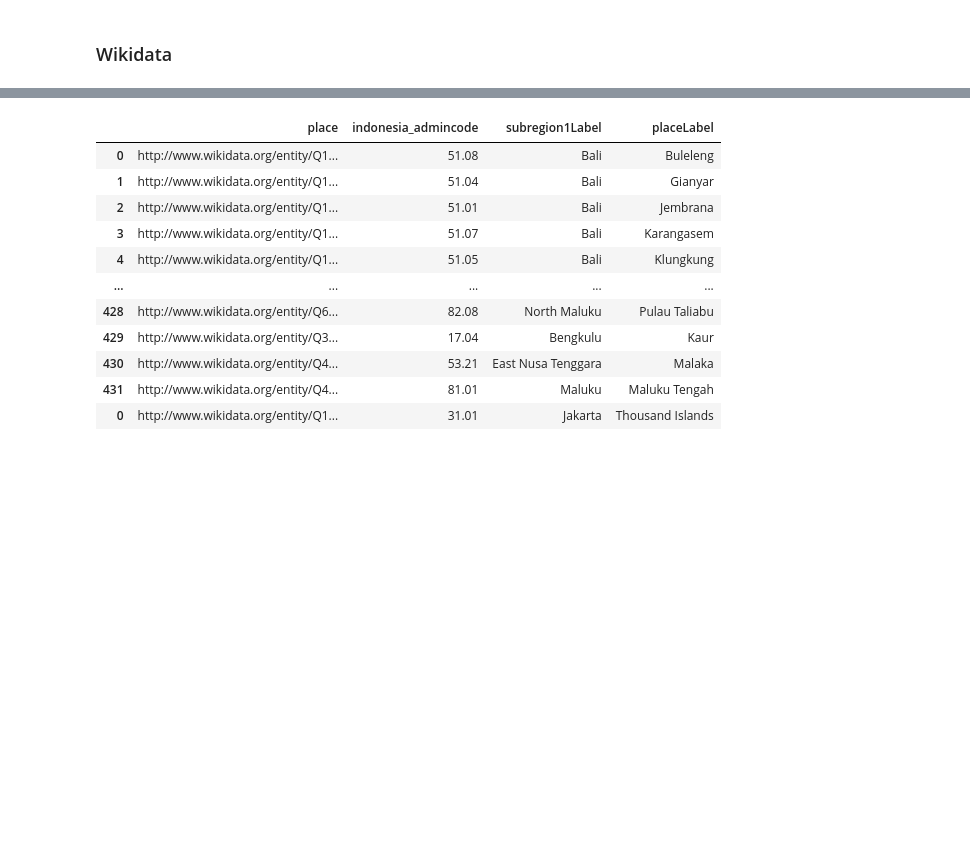
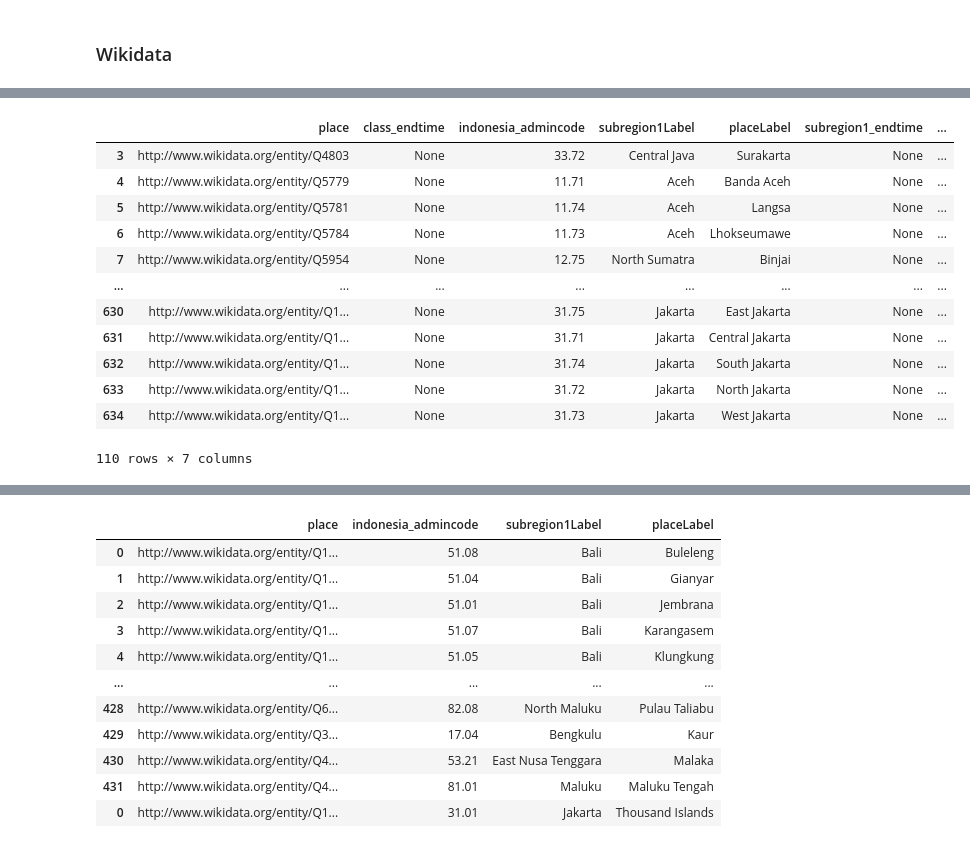
Before and after one commit to dhan16/colabs, a Jupyter notebook: covid19opendata/WikiData.ipynb, the cells around one changed output, grey strips where cells are left out. Saved outputs shown, nothing was run; the diff lists cells and outputs as text; code cells hidden in the pictures; blank space fills up the shorter version.

```diff
--- a/covid19opendata/WikiData.ipynb
+++ b/covid19opendata/WikiData.ipynb
@@ -46,0 +85,36 @@ Successfully installed gspread-3.7.0
+# %%
+set(wiki_df['classLabel'])
+
+def city_or_regency(classLabel: str) -> str:
+  classLabel = classLabel.lower()
+  if 'regency' in classLabel:
+    return 'regency'
+  elif 'city' in classLabel:
+    return 'city'
+  else:
+    return 'Other'
+wiki_df['city_or_regency'] = wiki_df.apply(lambda r: city_or_regency(r.classLabel), axis=1)
+
+set(wiki_df['city_or_regency'])
+
+wiki_df = wiki_df.drop(['classLabel'], axis=1)
+wiki_df = wiki_df.drop_duplicates()
+
+wiki_cities = wiki_df[wiki_df['city_or_regency'] == 'city']
+wiki_regencies = wiki_df[wiki_df['city_or_regency'] == 'regency']
+wiki_cities
+# wiki_regencies
+# %% [output]
+|  | place | class_endtime | indonesia_admincode | subregion1Label | placeLabel | subregion1_endtime | ... |
+| 3 | http://www.wikidata.org/entity/Q4803 | None | 33.72 | Central Java | Surakarta | None | ... |
+| 4 | http://www.wikidata.org/entity/Q5779 | None | 11.71 | Aceh | Banda Aceh | None | ... |
+| 5 | http://www.wikidata.org/entity/Q5781 | None | 11.74 | Aceh | Langsa | None | ... |
+| 6 | http://www.wikidata.org/entity/Q5784 | None | 11.73 | Aceh | Lhokseumawe | None | ... |
+| 7 | http://www.wikidata.org/entity/Q5954 | None | 12.75 | North Sumatra | Binjai | None | ... |
+| ... | ... | ... | ... | ... | ... | ... | ... |
+| 630 | http://www.wikidata.org/entity/Q1... | None | 31.75 | Jakarta | East Jakarta | None | ... |
+| 631 | http://www.wikidata.org/entity/Q1... | None | 31.71 | Jakarta | Central Jakarta | None | ... |
+| 632 | http://www.wikidata.org/entity/Q1... | None | 31.74 | Jakarta | South Jakarta | None | ... |
+| 633 | http://www.wikidata.org/entity/Q1... | None | 31.72 | Jakarta | North Jakarta | None | ... |
+| 634 | http://www.wikidata.org/entity/Q1... | None | 31.73 | Jakarta | West Jakarta | None | ... |
+110 rows × 7 columns
```
Also changed, not shown: parts of 8 cells of this notebook.
